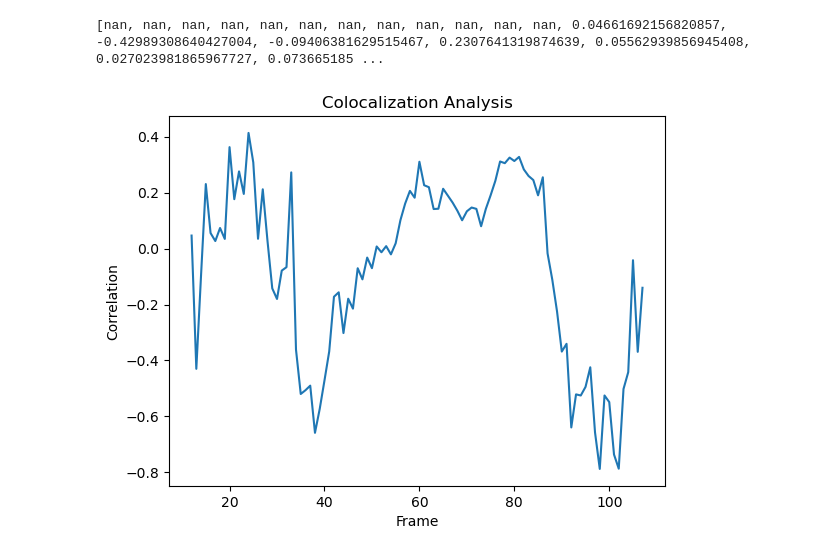
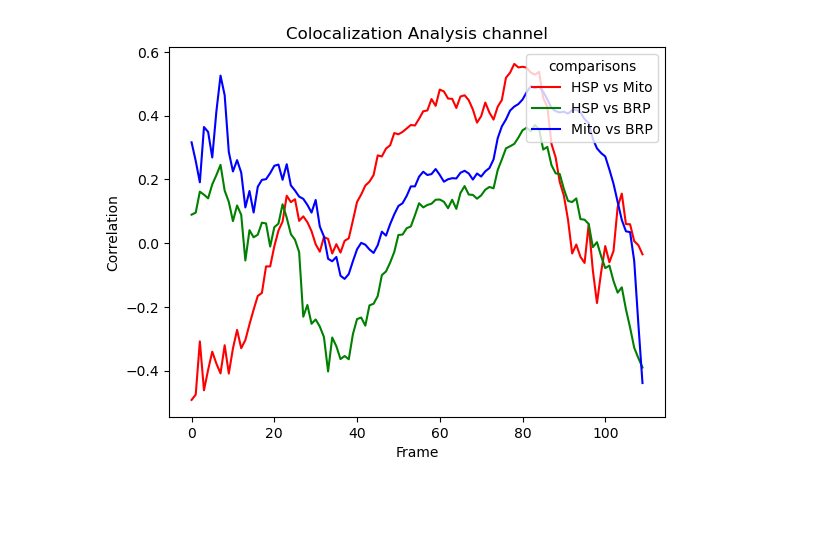
Before and after one commit to gmalagonv/confocal, a Jupyter notebook: analysis_notebooks/colocalization_test.ipynb, the cells around one changed output. Cells and saved outputs as stored; diff of their text form; code cells hidden in the pictures; blank space fills up the shorter version.

Commit message:
colocalization better

```diff
--- a/analysis_notebooks/colocalization_test.ipynb
+++ b/analysis_notebooks/colocalization_test.ipynb
@@ -220,12 +310,16 @@ for z in range(ch1.shape[0]):
-# %%
-print(r_per_frame)
-
-plt.figure()
-plt.plot(r_per_frame)
-plt.xlabel('Frame')
-plt.ylabel('Correlation')
-plt.title('Colocalization Analysis')
-plt.show()
-# %% [output]
-[nan, nan, nan, nan, nan, nan, nan, nan, nan, nan, nan, nan, 0.04661692156820857, -0.42989308640427004, -0.09406381629515467, 0.2307641319874639, 0.05562939856945408, 0.027023981865967727, 0.073665185 ...
-[figure, removed]
+# %%
+s1_coloc_1_2 = compute_colocalization(results,1,1,2, min_val = 500, print = False)
+s1_coloc_1_0 = compute_colocalization(results,1,1,0, min_val = 500, print = False)
+s1_coloc_2_0 = compute_colocalization(results,1,2,0, min_val = 500, print = False)
+plt.figure()
+plt.plot(s1_coloc_1_2, color = 'r', label = f'HSP vs Mito')
+plt.plot(s1_coloc_1_0, color = 'g', label = f'HSP vs BRP')
+plt.plot(s1_coloc_2_0, color = 'b', label = f'Mito vs BRP')
+
+plt.xlabel('Frame')
+plt.ylabel('Correlation')
+plt.title('Colocalization Analysis channel')
+plt.legend(loc='upper right', title='comparisons')
+plt.show()
+# %% [output]
+[figure, added]
```
Also changed, not shown: parts of 6 cells of this notebook.
